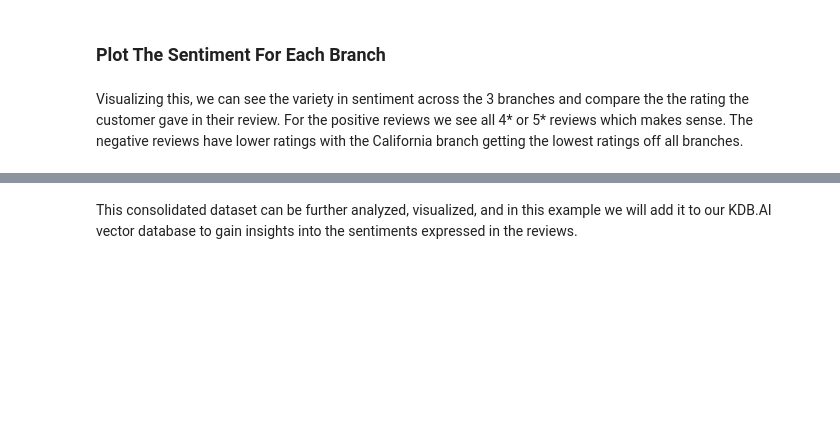
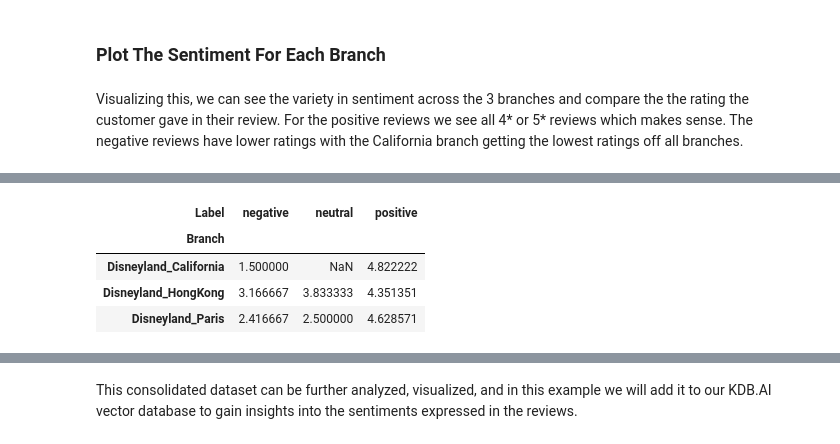
Before and after one commit to KxSystems/kdbai-samples, a Jupyter notebook: sentiment_analysis/sentiment_analysis.ipynb, the cells around one changed output, grey strips where cells are left out. Saved outputs shown, nothing was run; the diff lists cells and outputs as text; code cells hidden in the pictures; blank space fills up the shorter version.

```diff
--- a/sentiment_analysis/sentiment_analysis.ipynb
+++ b/sentiment_analysis/sentiment_analysis.ipynb
@@ -235,0 +246,12 @@ sns.barplot(
+# %%
+# Group the DataFrame by 'Branch' and 'Label' and calculate the mean rating for each group
+grouped_review_sentiments_df = (
+    review_sentiments_df.groupby(["Branch", "Label"])["Rating"].mean().unstack()
+)
+grouped_review_sentiments_df
+# %% [output]
+| Label | negative | neutral | positive |
+| Branch |  |  |  |
+| Disneyland_California | 1.500000 | NaN | 4.822222 |
+| Disneyland_HongKong | 3.166667 | 3.833333 | 4.351351 |
+| Disneyland_Paris | 2.416667 | 2.500000 | 4.628571 |
```
Also changed, not shown: parts of 12 cells of this notebook, 1 other file.
